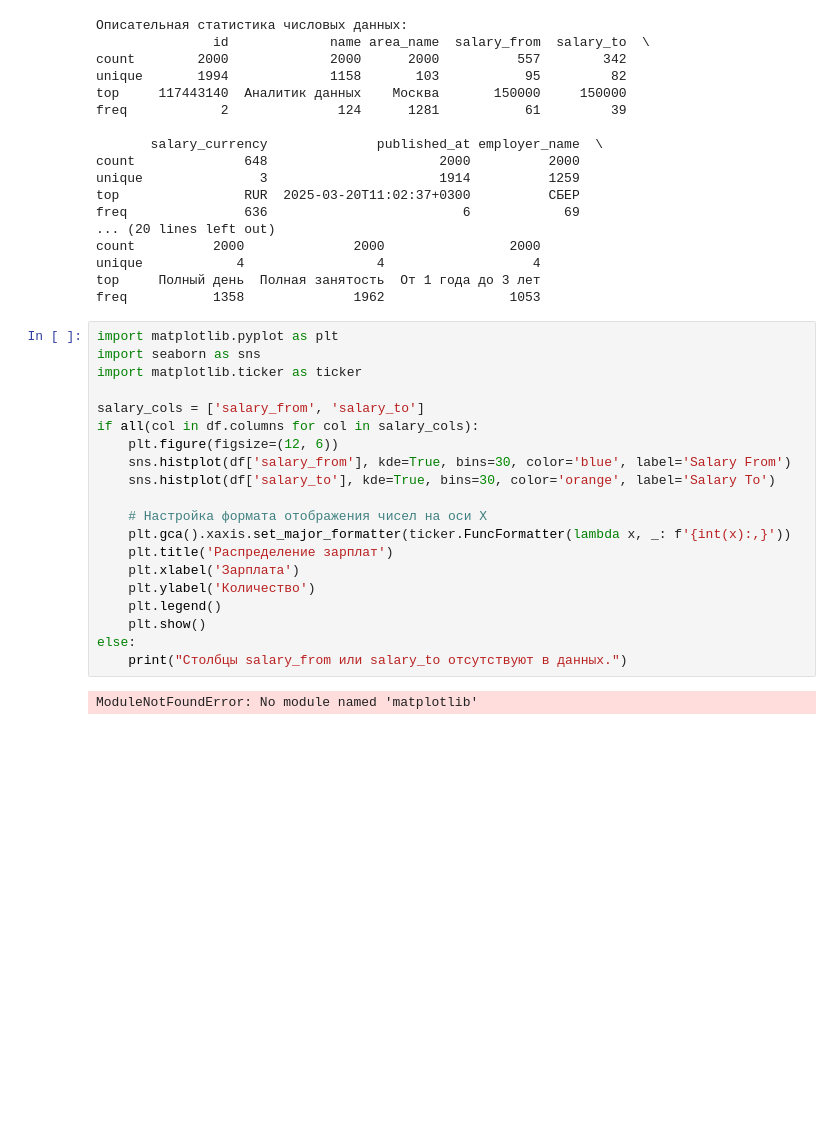
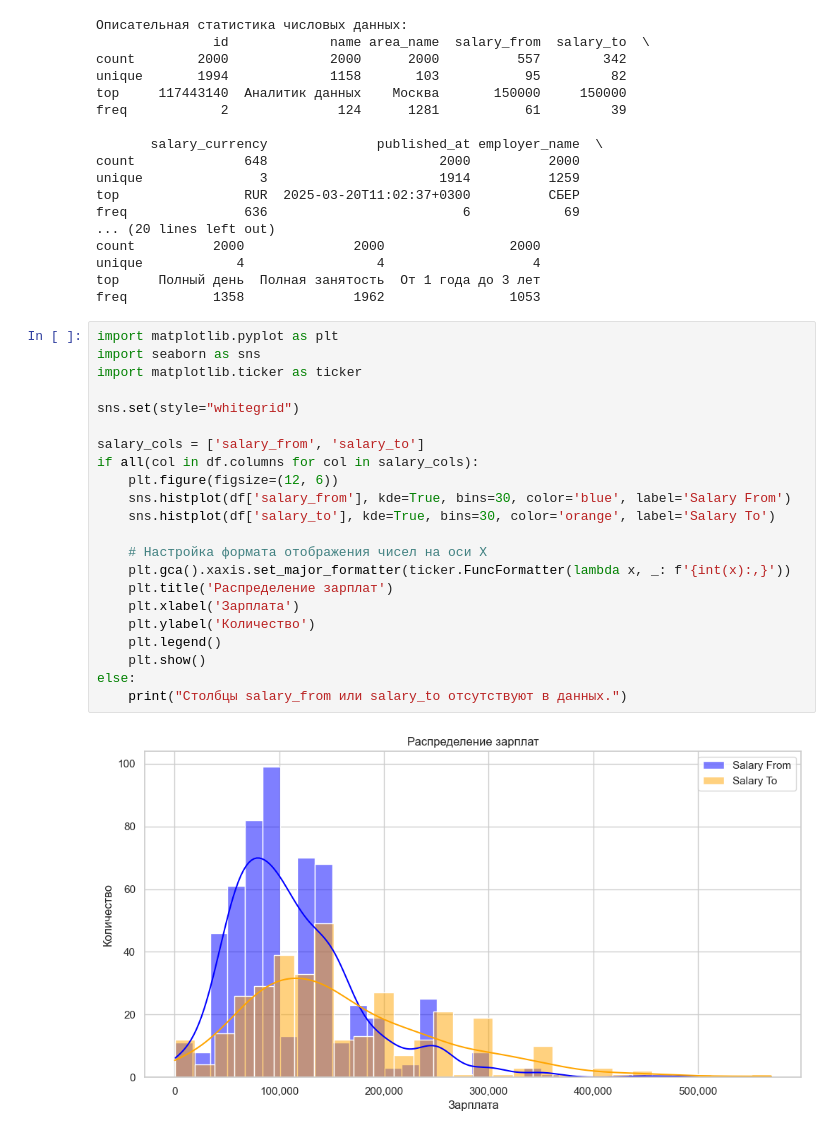
Before and after one commit to onoregleb/data_for_ml, a Jupyter notebook: data.ipynb, the cells around one changed output. Drawn from its saved outputs; the diff is of its cells as text; blank space fills up the shorter version.

```diff
--- a/data.ipynb
+++ b/data.ipynb
@@ -165,22 +165,24 @@ freq           1358              1962                1053
 # %%
 import matplotlib.pyplot as plt
 import seaborn as sns
 import matplotlib.ticker as ticker
+
+sns.set(style="whitegrid")
 
 salary_cols = ['salary_from', 'salary_to']
 if all(col in df.columns for col in salary_cols):
     plt.figure(figsize=(12, 6))
     sns.histplot(df['salary_from'], kde=True, bins=30, color='blue', label='Salary From')
     sns.histplot(df['salary_to'], kde=True, bins=30, color='orange', label='Salary To')
 
     # Настройка формата отображения чисел на оси X
     plt.gca().xaxis.set_major_formatter(ticker.FuncFormatter(lambda x, _: f'{int(x):,}'))
     plt.title('Распределение зарплат')
     plt.xlabel('Зарплата')
     plt.ylabel('Количество')
     plt.legend()
     plt.show()
 else:
     print("Столбцы salary_from или salary_to отсутствуют в данных.")
 # %% [output]
-ModuleNotFoundError: No module named 'matplotlib'
+[figure, added]
```
Also changed, not shown: 1 other file.
